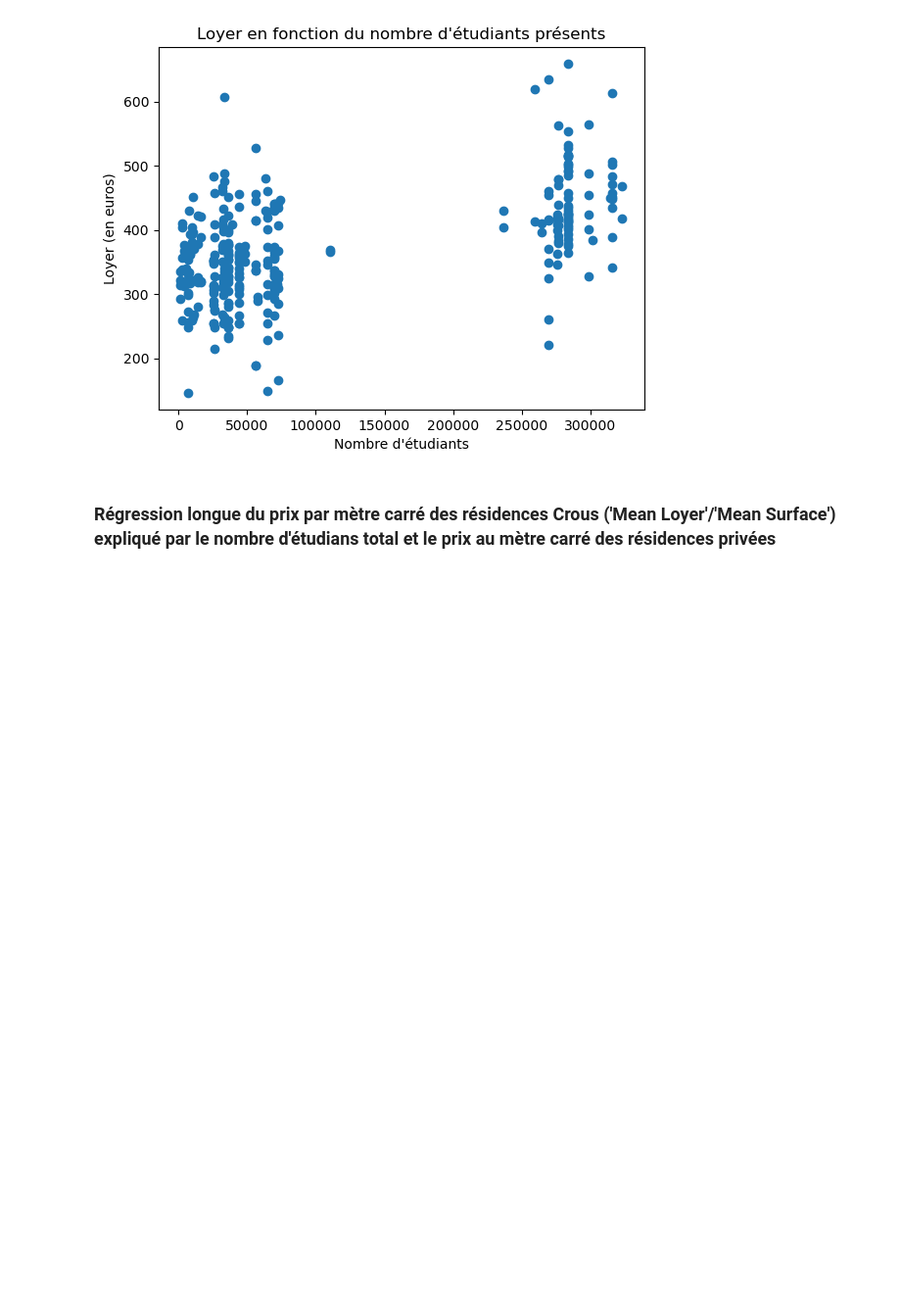
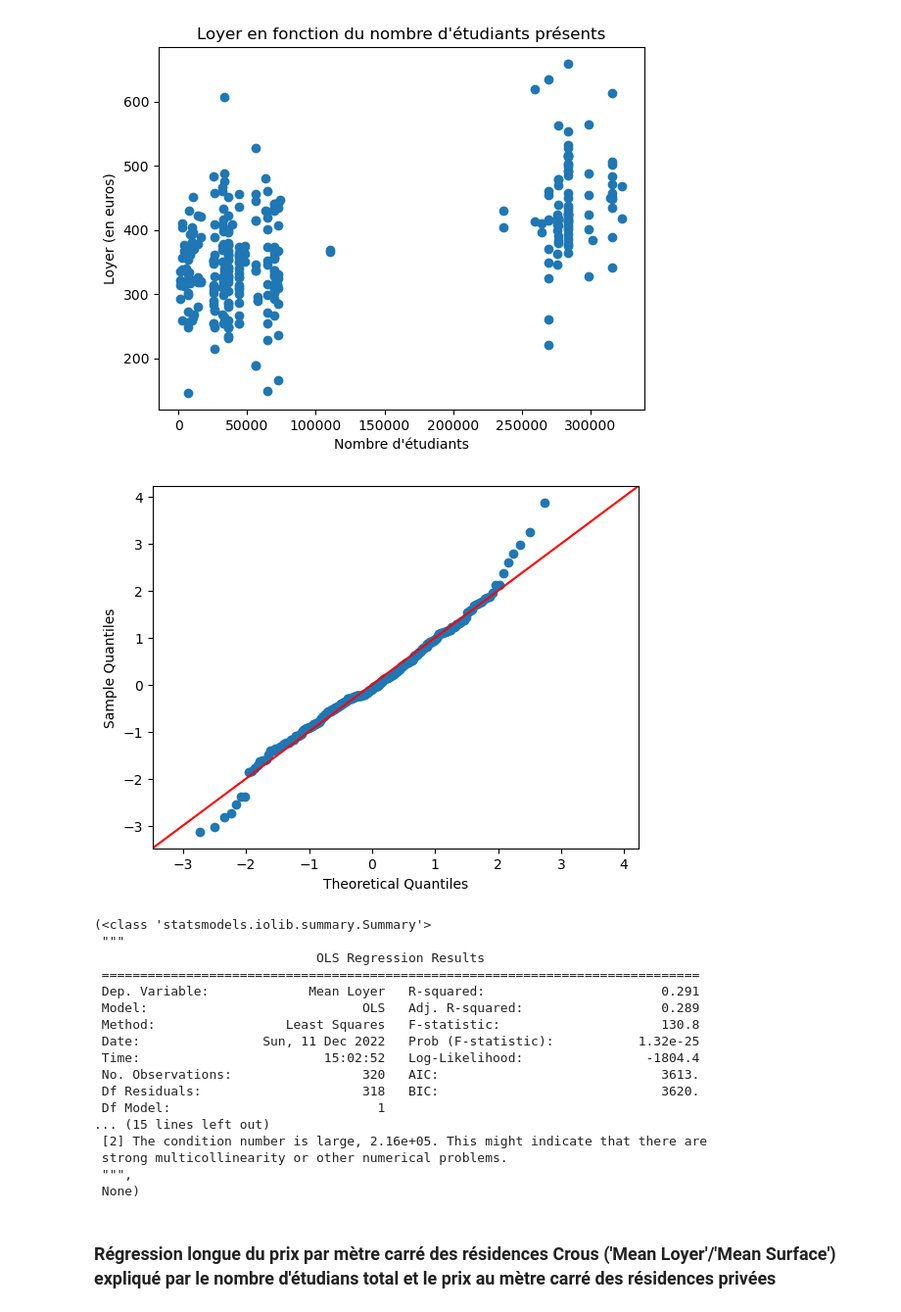
Before and after one commit to Simgnt/La-loi-du-Crous, a Jupyter notebook: Regressions.ipynb, the cells around one changed output. Shown at 98% size. Cells and saved outputs as stored; diff of their text form; code cells hidden in the pictures; blank space fills up the shorter version.

```diff
--- a/Regressions.ipynb
+++ b/Regressions.ipynb
@@ -448,12 +448,3 @@ min      146.000000
 75%      416.648333
 max      659.000000
 Name: Mean Loyer, dtype: float64
-# %%
-def get_simple_OLS_reg(Xcolumn,Ycolumn):
-    Xcolumn= sm.add_constant(Xcolumn)
-    model = sm.OLS(Ycolumn, Xcolumn).fit()
-    res = model.resid
-    fig = sm.qqplot(res, fit=True, line="45")
-    return(model.summary(), plt.show())
-
-get_simple_OLS_reg(df2['Mean Surface'],df2['Mean Loyer'])
@@ -612,5 +605,26 @@ plt.ylabel('Loyer (en euros)')
 plt.show()
 # %% [output]
 [figure]
+# %%
+get_simple_OLS_reg(df_students['Nbstudents_total'],df_students['Mean Loyer'])
+# %% [output]
+[figure, added]
+(<class 'statsmodels.iolib.summary.Summary'>
+ """
+                             OLS Regression Results
+ ==============================================================================
+ Dep. Variable:             Mean Loyer   R-squared:                       0.291
+ Model:                            OLS   Adj. R-squared:                  0.289
+ Method:                 Least Squares   F-statistic:                     130.8
+ Date:                Sun, 11 Dec 2022   Prob (F-statistic):           1.32e-25
+ Time:                        15:02:52   Log-Likelihood:                -1804.4
+ No. Observations:                 320   AIC:                             3613.
+ Df Residuals:                     318   BIC:                             3620.
+ Df Model:                           1
+... (15 lines left out)
+ [2] The condition number is large, 2.16e+05. This might indicate that there are
+ strong multicollinearity or other numerical problems.
+ """,
+ None)
 # %% [markdown]
 ### Régression longue du prix par mètre carré des résidences Crous ('Mean Loyer'/'Mean Surface') expliqué par le nombre d'étudians total et le prix au mètre carré des résidences privées
```
Also changed, not shown: parts of 3 cells of this notebook, 1 other file.
